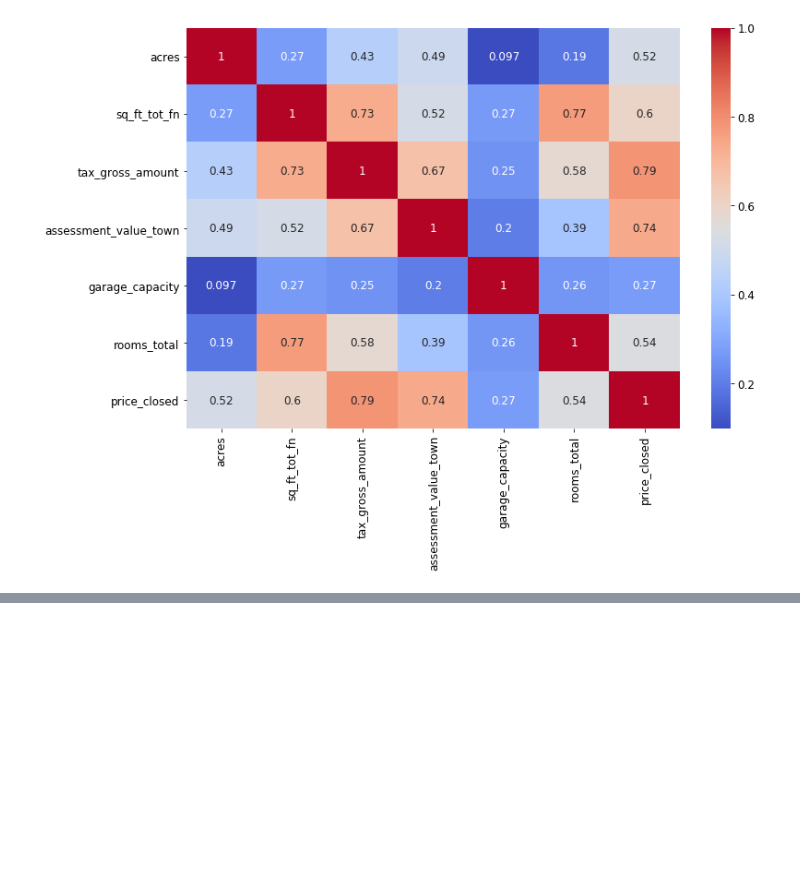
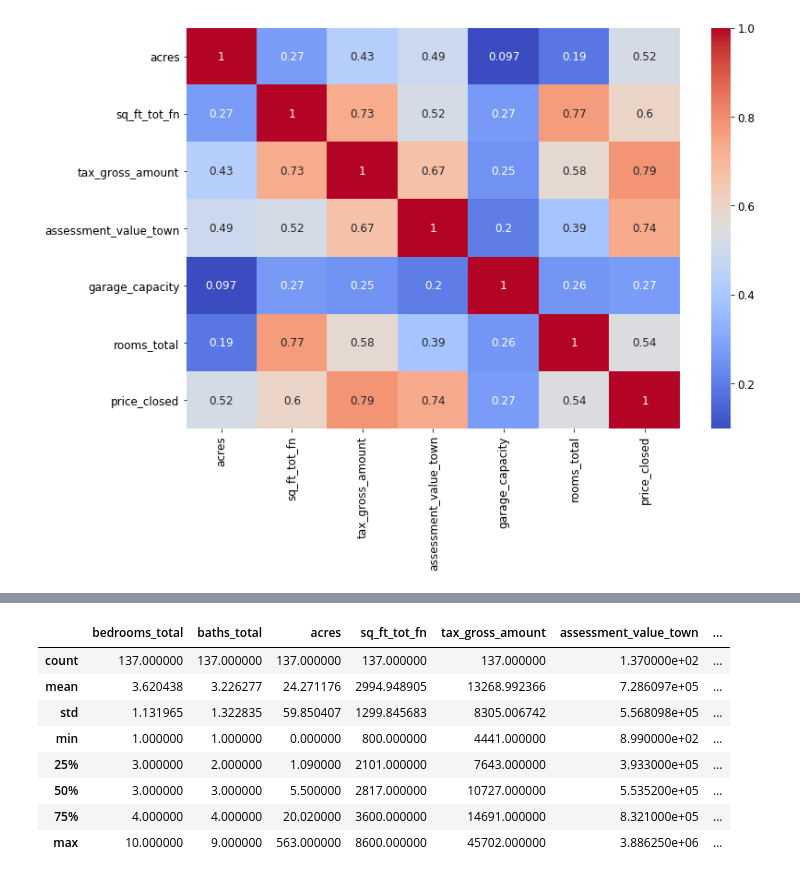
Before and after one commit to minhchan11/GA-Capstone-RealEstate, a Jupyter notebook: notebooks/real-estate-vermont-eda.ipynb, the cells around one changed output, grey strips where cells are left out. Saved outputs shown, nothing was run; the diff lists cells and outputs as text; code cells hidden in the pictures; blank space fills up the shorter version.

```diff
--- a/notebooks/real-estate-vermont-eda.ipynb
+++ b/notebooks/real-estate-vermont-eda.ipynb
@@ -252,0 +299,4 @@ sns.heatmap(df_price.corr(),annot=True,cmap='coolwarm')
+# %%
+df['basement']= df['basement'].map({'No':0,'Yes':1})
+# %%
+df['garage']= df['garage'].map({'No':0,'Yes':1})
@@ -252,0 +327,12 @@ sns.heatmap(df_price.corr(),annot=True,cmap='coolwarm')
+# %%
+X.describe()
+# %% [output]
+|  | bedrooms_total | baths_total | acres | sq_ft_tot_fn | tax_gross_amount | assessment_value_town | ... |
+| count | 137.000000 | 137.000000 | 137.000000 | 137.000000 | 137.000000 | 1.370000e+02 | ... |
+| mean | 3.620438 | 3.226277 | 24.271176 | 2994.948905 | 13268.992366 | 7.286097e+05 | ... |
+| std | 1.131965 | 1.322835 | 59.850407 | 1299.845683 | 8305.006742 | 5.568098e+05 | ... |
+| min | 1.000000 | 1.000000 | 0.000000 | 800.000000 | 4441.000000 | 8.990000e+02 | ... |
+| 25% | 3.000000 | 2.000000 | 1.090000 | 2101.000000 | 7643.000000 | 3.933000e+05 | ... |
+| 50% | 3.000000 | 3.000000 | 5.500000 | 2817.000000 | 10727.000000 | 5.535200e+05 | ... |
+| 75% | 4.000000 | 4.000000 | 20.020000 | 3600.000000 | 14691.000000 | 8.321000e+05 | ... |
+| max | 10.000000 | 9.000000 | 563.000000 | 8600.000000 | 45702.000000 | 3.886250e+06 | ... |
```
Also changed, not shown: parts of 18 cells of this notebook.
